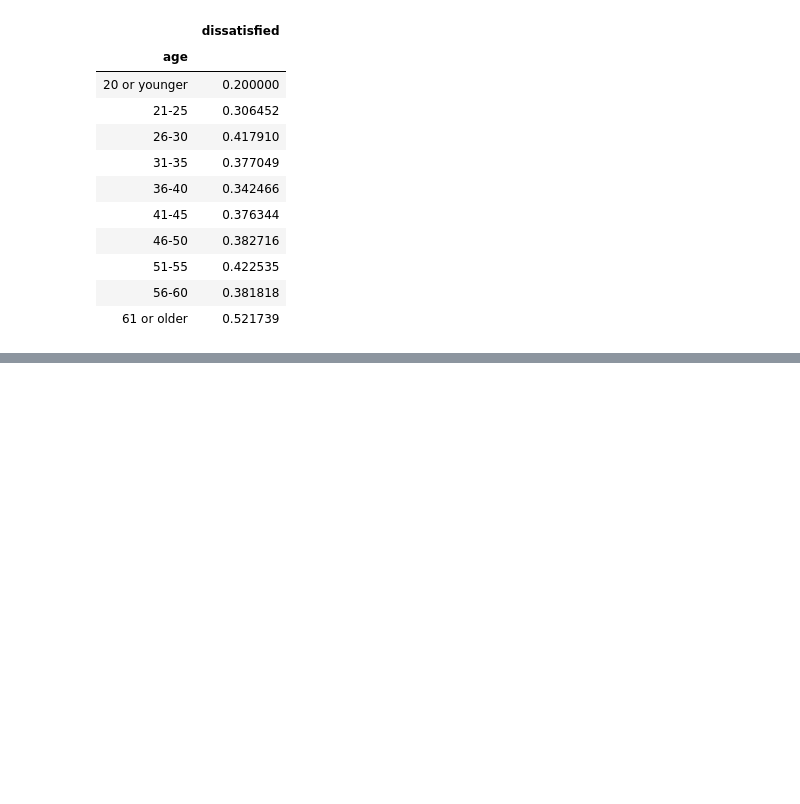
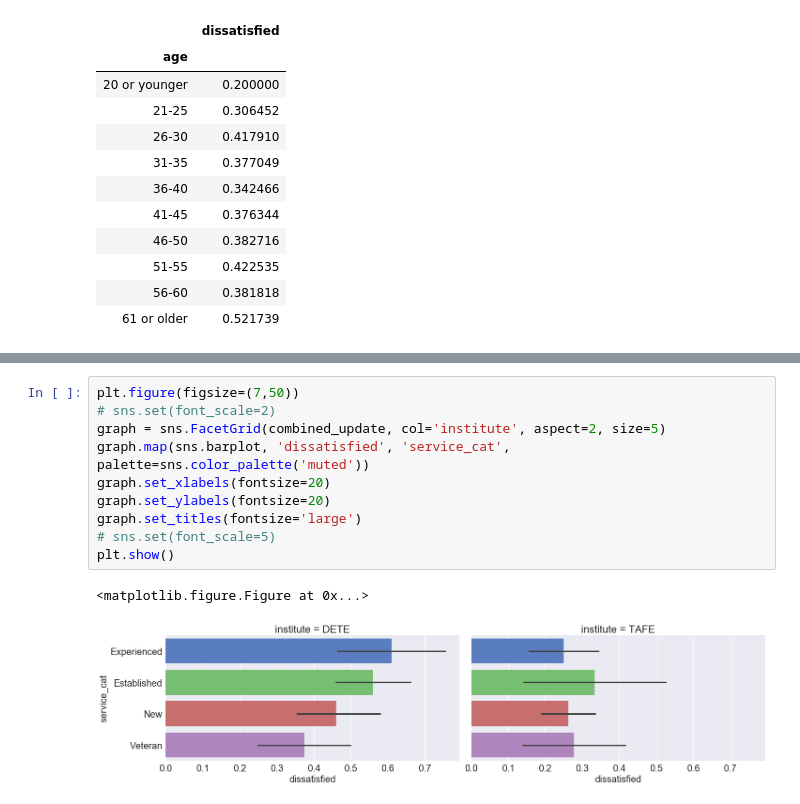
Before and after one commit to sulaiman2001ng/Data-Quest-Projects, a Jupyter notebook: Guided Project_Clean And Analyze Employee Exit Surveys.ipynb, the cells around one changed output, grey strips where cells are left out. Saved outputs shown, nothing was run; the diff lists cells and outputs as text; blank space fills up the shorter version.

```diff
--- a/Guided Project_Clean And Analyze Employee Exit Surveys.ipynb
+++ b/Guided Project_Clean And Analyze Employee Exit Surveys.ipynb
@@ -950,0 +990,13 @@ plt.show()
+# %%
+plt.figure(figsize=(7,50))
+# sns.set(font_scale=2)
+graph = sns.FacetGrid(combined_update, col='institute', aspect=2, size=5)
+graph.map(sns.barplot, 'dissatisfied', 'service_cat', palette=sns.color_palette('muted'))
+graph.set_xlabels(fontsize=20)
+graph.set_ylabels(fontsize=20)
+graph.set_titles(fontsize='large')
+# sns.set(font_scale=5)
+plt.show()
+# %% [output]
+<matplotlib.figure.Figure at 0x...>
+[figure, added]
```
Also changed, not shown: parts of 13 cells of this notebook.
